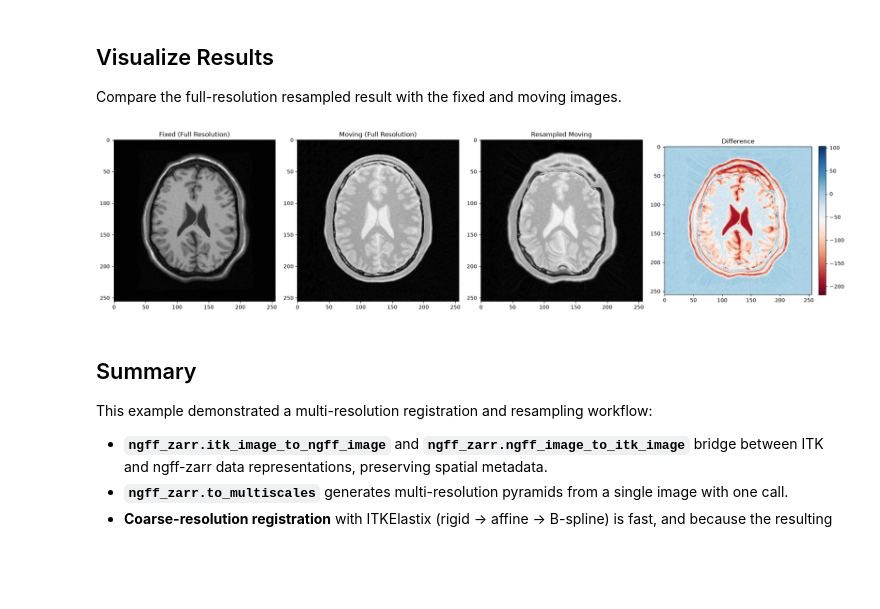
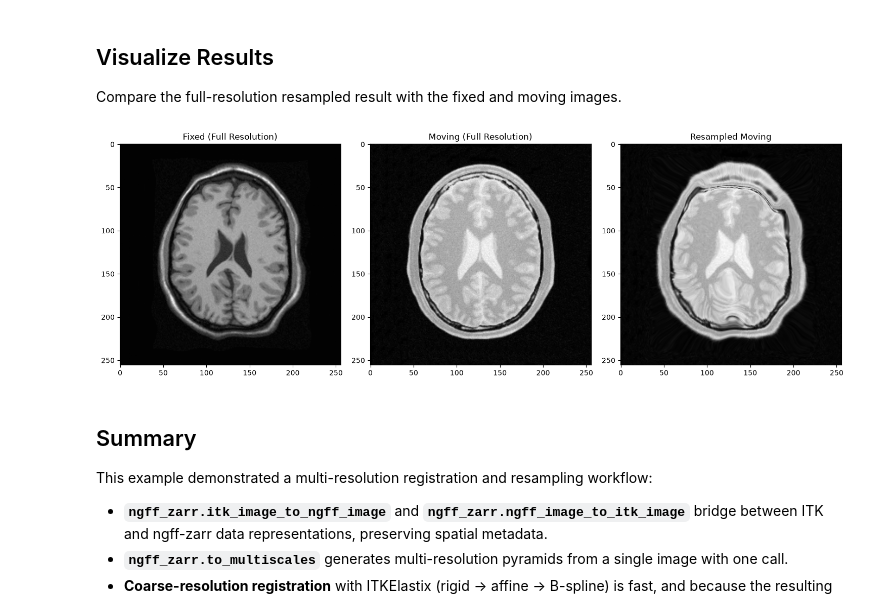
Before and after one commit to InsightSoftwareConsortium/ITKElastix, a Jupyter notebook: examples/ITK_Example23_NgffZarrMultiscaleRegistration.ipynb, the cells around one changed output. Saved outputs shown, nothing was run; the diff lists cells and outputs as text; code cells hidden in the pictures; blank space fills up the shorter version.

```diff
--- a/examples/ITK_Example23_NgffZarrMultiscaleRegistration.ipynb
+++ b/examples/ITK_Example23_NgffZarrMultiscaleRegistration.ipynb
@@ -203,8 +205,8 @@ Full-resolution moving: shape=(256, 256)
 # %%
 def resample_block(
     block,
-    block_info=None,
     *,
+    block_info,
     transform,
     fixed_image,
     moving_image,
@@ -227,12 +229,7 @@ def resample_block(
        cropped moving image at the mapped point.
     5. The resampled pixels come back as a NumPy array; dask assembles the
        blocks into the final full-resolution result.
-
-    block_info keeps a None default because dask may probe the function
-    without it when inferring output metadata.
     """
-    if block_info is None:
-        return block
 
     # Step 1: the block's grid in physical space.
     array_location = block_info[0]["array-location"]
@@ -449,21 +446,17 @@ Compare the full-resolution resampled result with the fixed and moving images.
 # %%
 fixed_array = np.asarray(fixed_full.data)
 
-fig, axs = plt.subplots(1, 4, figsize=[20, 5])
+fig, axs = plt.subplots(1, 3, figsize=[15, 5])
 axs[0].imshow(fixed_array, cmap="gray")
 axs[0].set_title("Fixed (Full Resolution)")
 axs[1].imshow(np.asarray(moving_full.data), cmap="gray")
 axs[1].set_title("Moving (Full Resolution)")
 axs[2].imshow(resampled_array, cmap="gray")
 axs[2].set_title("Resampled Moving")
-diff = fixed_array - resampled_array
-im = axs[3].imshow(diff, cmap="RdBu")
-axs[3].set_title("Difference")
-fig.colorbar(im, ax=axs[3], orientation="vertical", fraction=0.046, pad=0.04)
 plt.tight_layout()
 plt.show()
 # %% [output]
-[figure, old version]
+[figure, new version]
 # %% [markdown]
 ## Summary
 
```
Also changed, not shown: parts of 1 cell of this notebook.
